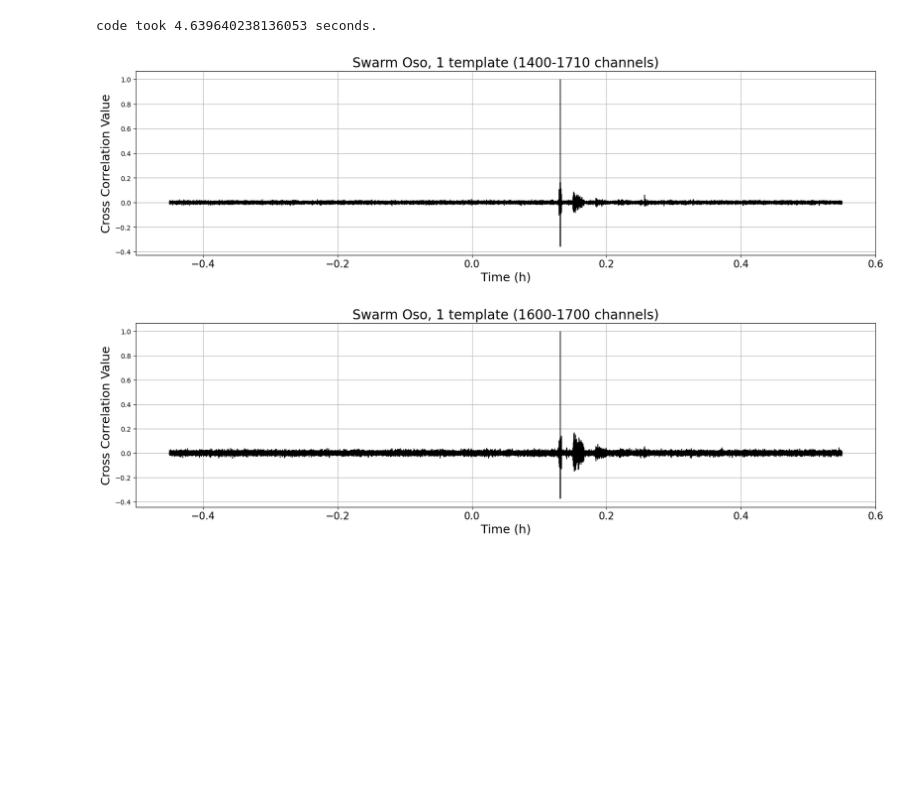
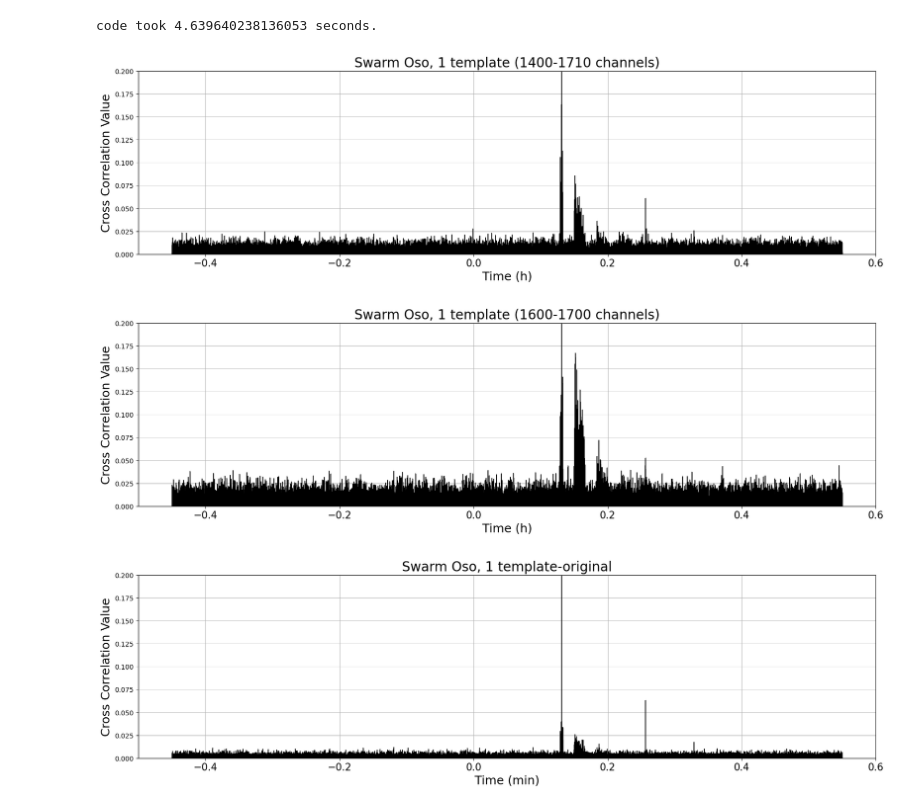
Before and after one commit to bradlipovsky/das-stuff, a Jupyter notebook: testing-my-template-with-1-file-data.ipynb, the cells around one changed output. Saved outputs shown, nothing was run; the diff lists cells and outputs as text; code cells hidden in the pictures; blank space fills up the shorter version.

```diff
--- a/testing-my-template-with-1-file-data.ipynb
+++ b/testing-my-template-with-1-file-data.ipynb
@@ -343,42 +343,70 @@ plt.title('Swarm Oso, 1 template (1400-1710 channels)', fontsize=20)  # Increase
 #plt.xlim((8.1,8.4))
 #plt.xlim((8.0,8.5))
 #plt.ylim((0, 0.07))
+plt.ylim((0, 0.2))
 
 plt.grid(True)
 plt.tick_params(axis='x', labelsize=15)
 plt.savefig('prelimfigure_zoom.png', dpi=300, bbox_inches='tight')
 plt.show()
 
 ##
 
 fig = plt.figure(figsize=(20, 5))  # Increased figure size
 
 for i in range(len(file_list)):
     archivo_npy_a_abrir = f"./npy_files_test_allchannel-1600-1710-1hr_template/corrs3_{i}.npy"
 
     # load files with load
     datos = np.load(archivo_npy_a_abrir)
     t0 = i * 60
     t = np.linspace(t0, t0 + 60, 6000)
 
     # Plot with custom line styles and colors
     plt.plot((t / 3600)-27/60, datos, linestyle='-', color='k', linewidth=1)
 
 plt.xlabel("Time (h)", fontsize=18)  # Increased fontsize
 plt.ylabel("Cross Correlation Value", fontsize=18)  # Increased fontsize
 plt.title('Swarm Oso, 1 template (1600-1700 channels)', fontsize=20)  # Increased fontsize
 
 #plt.xlim((8.1,8.4))
 #plt.xlim((8.0,8.5))
-#plt.ylim((0, 0.07))
+plt.ylim((0, 0.2))
 
 plt.grid(True)
 plt.tick_params(axis='x', labelsize=15)
 plt.savefig('prelimfigure_zoom.png', dpi=300, bbox_inches='tight')
 plt.show()
+
+##
+fig = plt.figure(figsize=(20, 5))  # Increased figure size
+
+for i in range(len(file_list)):
+    archivo_npy_a_abrir = f"./npy_files_test_allchannel-0-1710/corrs3_{i}.npy"
+
+    # load files with load
+    datos = np.load(archivo_npy_a_abrir)
+    t0 = i * 60
+    t = np.linspace(t0, t0 + 60, 6000)
+
+    # Plot with custom line styles and colors
+    plt.plot((t / 3600)-27/60, datos, linestyle='-', color='k', linewidth=1)
+
+plt.xlabel("Time (min)", fontsize=18)  # Increased fontsize
+plt.ylabel("Cross Correlation Value", fontsize=18)  # Increased fontsize
+plt.title('Swarm Oso, 1 template-original', fontsize=20)  # Increased fontsize
+
+#plt.xlim((510,540))
+plt.ylim((0, 0.2))
+
+plt.grid(True)
+plt.tick_params(axis='x', labelsize=15)
+plt.savefig('prelimfigure2.png', dpi=300, bbox_inches='tight')
+plt.show()
 # %% [output]
-[figure, old version]
+[figure, new version]
-[figure, old version]
+[figure, new version]
+[figure, added]
 # %%
 #3 templates in one, screen to run stuff
 # %%
```
Also changed, not shown: parts of 7 cells of this notebook.
